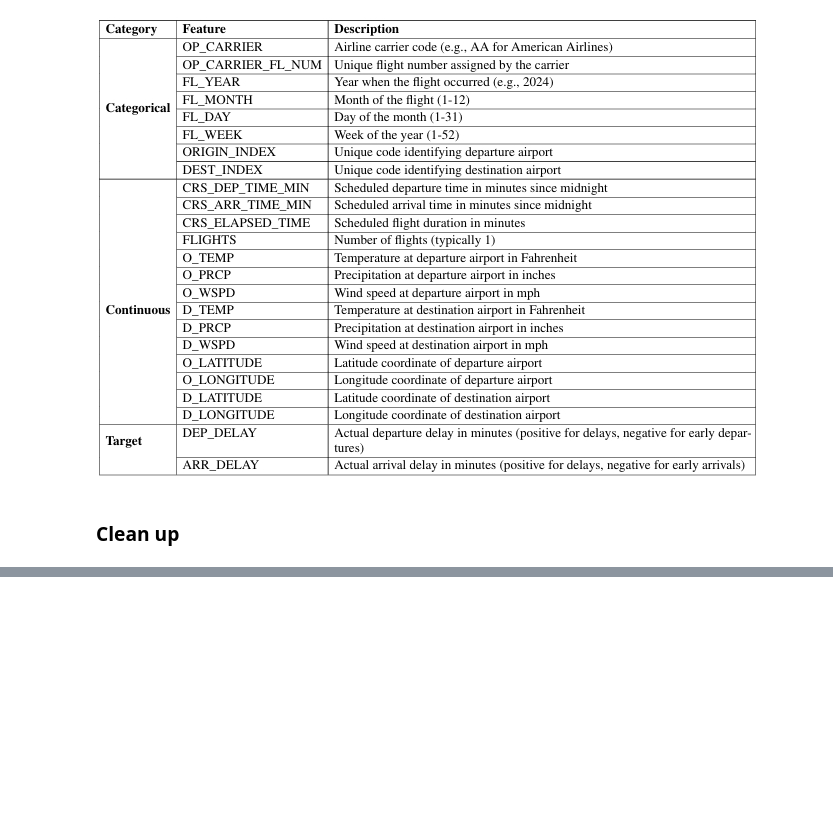
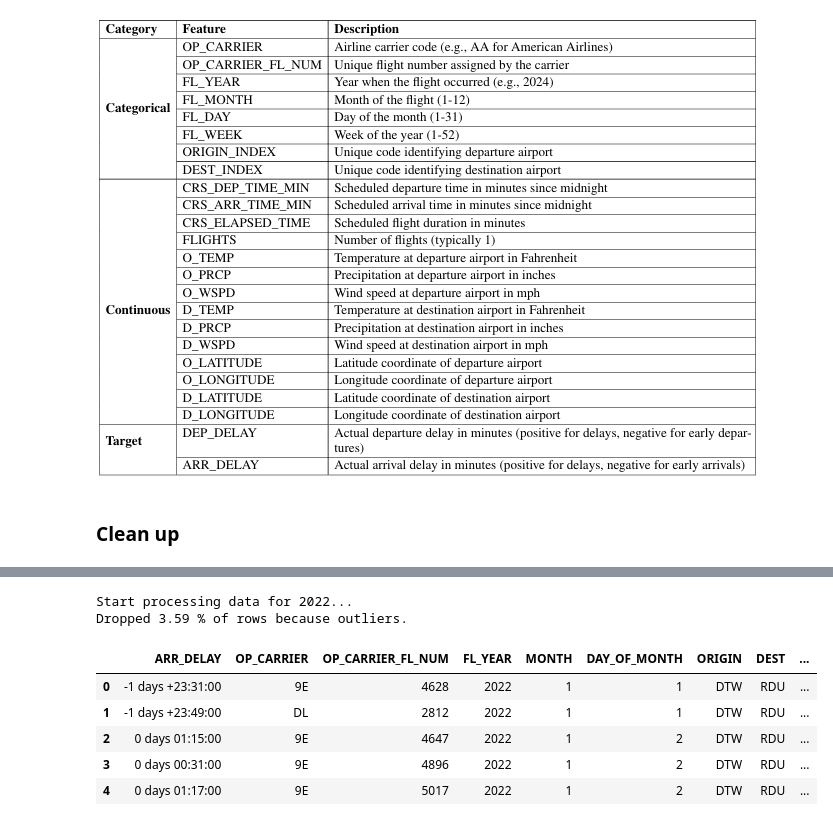
Before and after one commit to kevinbrugnera/Flight-Delay-Forecasting, a Jupyter notebook: exploration.ipynb, the cells around one changed output, grey strips where cells are left out. Drawn from its saved outputs; the diff is of its cells as text; code cells hidden in the pictures; blank space fills up the shorter version.

```diff
--- a/exploration.ipynb
+++ b/exploration.ipynb
@@ -137,0 +167,17 @@ from sklearn.preprocessing import LabelEncoder # to encode categorical features
+# %%
+def create_flight_chains(df):
+    df_sorted = df.sort_values(
+        by=["OP_CARRIER", "OP_CARRIER_FL_NUM", "FL_DATE", "CRS_DEP_TIME"]
+    )
+    grouped = df_sorted.groupby(
+        ["OP_CARRIER", "OP_CARRIER_FL_NUM", "FL_DATE"]
+    )  # unique aircraft identifiers
+    res = {name: group for name, group in grouped}  # dict
+    return res
+# %%
+# Truncation/padding for single chain
+def adjust_sequence(data, max_len):
+    if len(data) < max_len:
+        pad_shape = (max_len - len(data), data.shape[1])
+        return torch.cat([data, torch.zeros(pad_shape, dtype=data.dtype)], dim=0)
+    return data[:max_len]
@@ -137,0 +235,8 @@ from sklearn.preprocessing import LabelEncoder # to encode categorical features
+# %%
+def create_dataset(processed_data):
+    dense = torch.stack([item[0] for item in processed_data])
+    sparse = torch.stack([item[1] for item in processed_data])
+    labels = torch.stack([item[2] for item in processed_data])
+    valid_lens = torch.tensor([item[3] for item in processed_data], dtype=torch.long)
+    delays = torch.stack([item[4] for item in processed_data])
+    return TensorDataset(dense, sparse, labels, valid_lens, delays)
@@ -205,5 +465,15 @@ def prepare_df(df, mode="tabular", # tabular or sequential
 # %%
-df_2022=prepare_df(df_2022, mode="tabular",time_of_prediction="arrival")
+df_2022 = prepare_df(df_2022, mode="tabular", time_of_prediction="arrival", year=2022)
+# %% [output]
+Start processing data for 2022...
+Dropped 3.59 % of rows because outliers.
 # %%
-#df_2022.iloc[:,:15].head()
+df_2022.iloc[:,:15].head()
+# %% [output]
+|  | ARR_DELAY | OP_CARRIER | OP_CARRIER_FL_NUM | FL_YEAR | MONTH | DAY_OF_MONTH | ORIGIN | DEST | ... |
+| 0 | -1 days +23:31:00 | 9E | 4628 | 2022 | 1 | 1 | DTW | RDU | ... |
+| 1 | -1 days +23:49:00 | DL | 2812 | 2022 | 1 | 1 | DTW | RDU | ... |
+| 2 | 0 days 01:15:00 | 9E | 4647 | 2022 | 1 | 2 | DTW | RDU | ... |
+| 3 | 0 days 00:31:00 | 9E | 4896 | 2022 | 1 | 2 | DTW | RDU | ... |
+| 4 | 0 days 01:17:00 | 9E | 5017 | 2022 | 1 | 2 | DTW | RDU | ... |
 # %%
```
Also changed, not shown: parts of 18 cells of this notebook.
